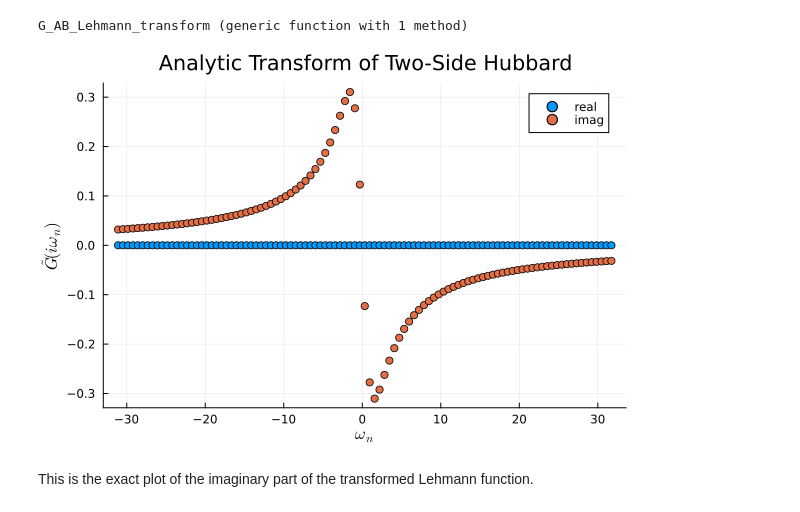
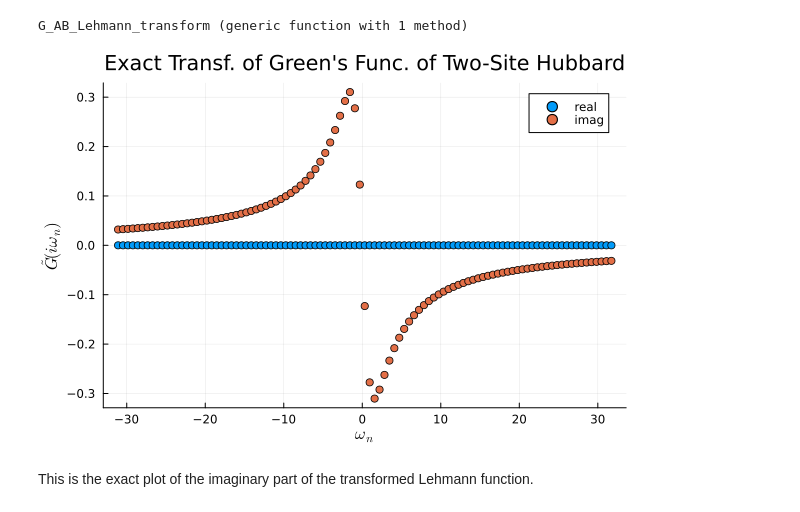
Before and after one commit to SuperMX/HubbardIR, a Jupyter notebook: 2-point Fourier Transform of Green's Functions with Intermediate Representations on Hubbard Models.ipynb, the cells around one changed output. Drawn from its saved outputs; the diff is of its cells as text; code cells hidden in the pictures.

```diff
--- a/2-point Fourier Transform of Green's Functions with Intermediate Representations on Hubbard Models.ipynb
+++ b/2-point Fourier Transform of Green's Functions with Intermediate Representations on Hubbard Models.ipynb
@@ -265,15 +265,15 @@ G_AB_Lehmann_transform (generic function with 1 method)
 # %%
 transform_Lehmann = (G_AB_Lehmann_transform(A, B, τ_arr, H, β, n_max))
 transform_Lehmann_real = real(transform_Lehmann)
 transform_Lehmann_imag = imag(transform_Lehmann)
 
 plot(ω,[transform_Lehmann_real transform_Lehmann_imag],
-    title = "Analytic Transform of Two-Side Hubbard",
+    title = "Exact Transf. of Green's Func. of Two-Site Hubbard",
     label = ["real" "imag"],
     seriestype=:scatter,
     lw = 1, xlabel = L"ω_n", ylabel = L"\tilde{G}(iω_n)", fmt = :png)
 # %% [output]
-[figure, old version]
+[figure, new version]
 # %% [markdown]
 This is the exact plot of the imaginary part of the transformed Lehmann function.
 # %%
```
Also changed, not shown: parts of 15 cells of this notebook, 2 other files.
